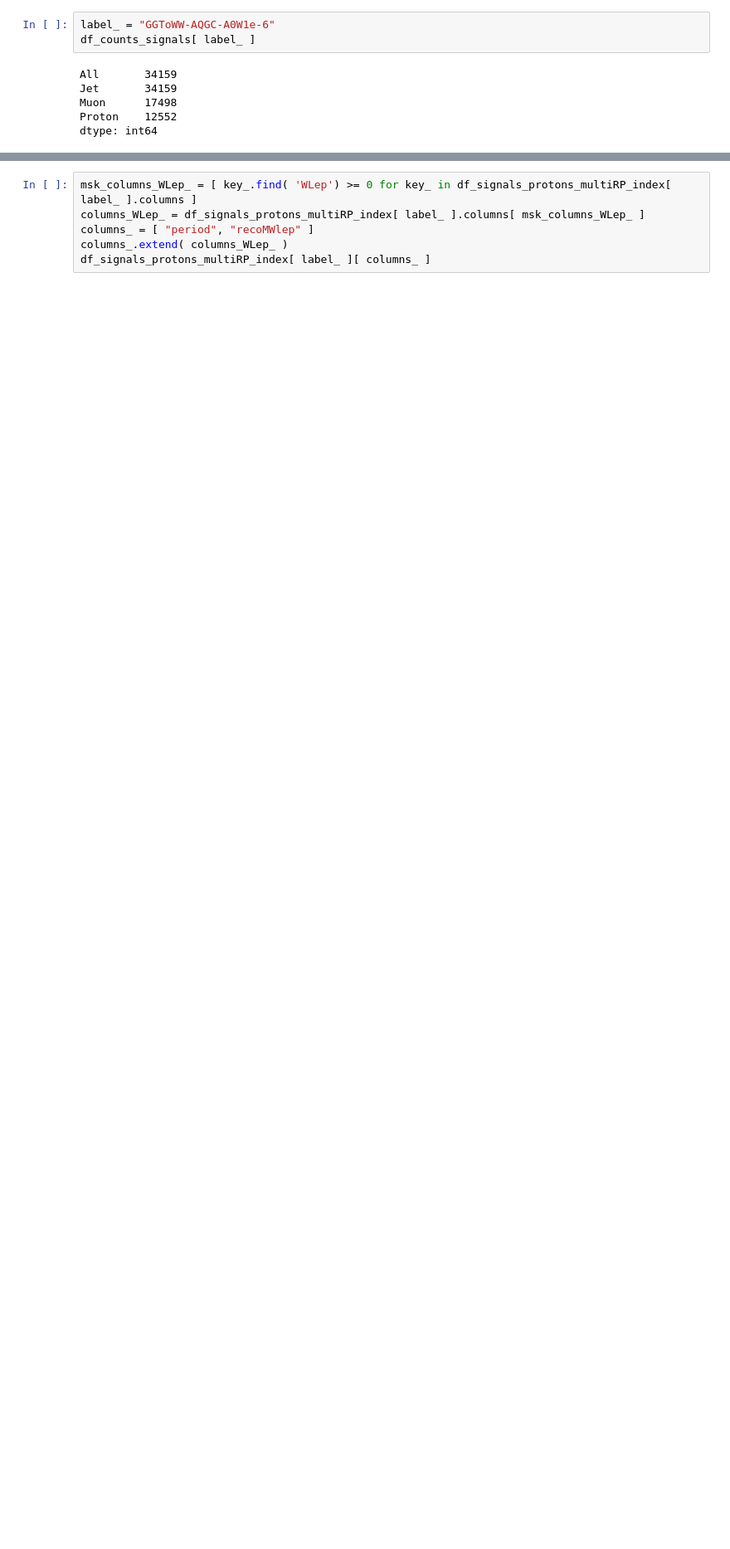
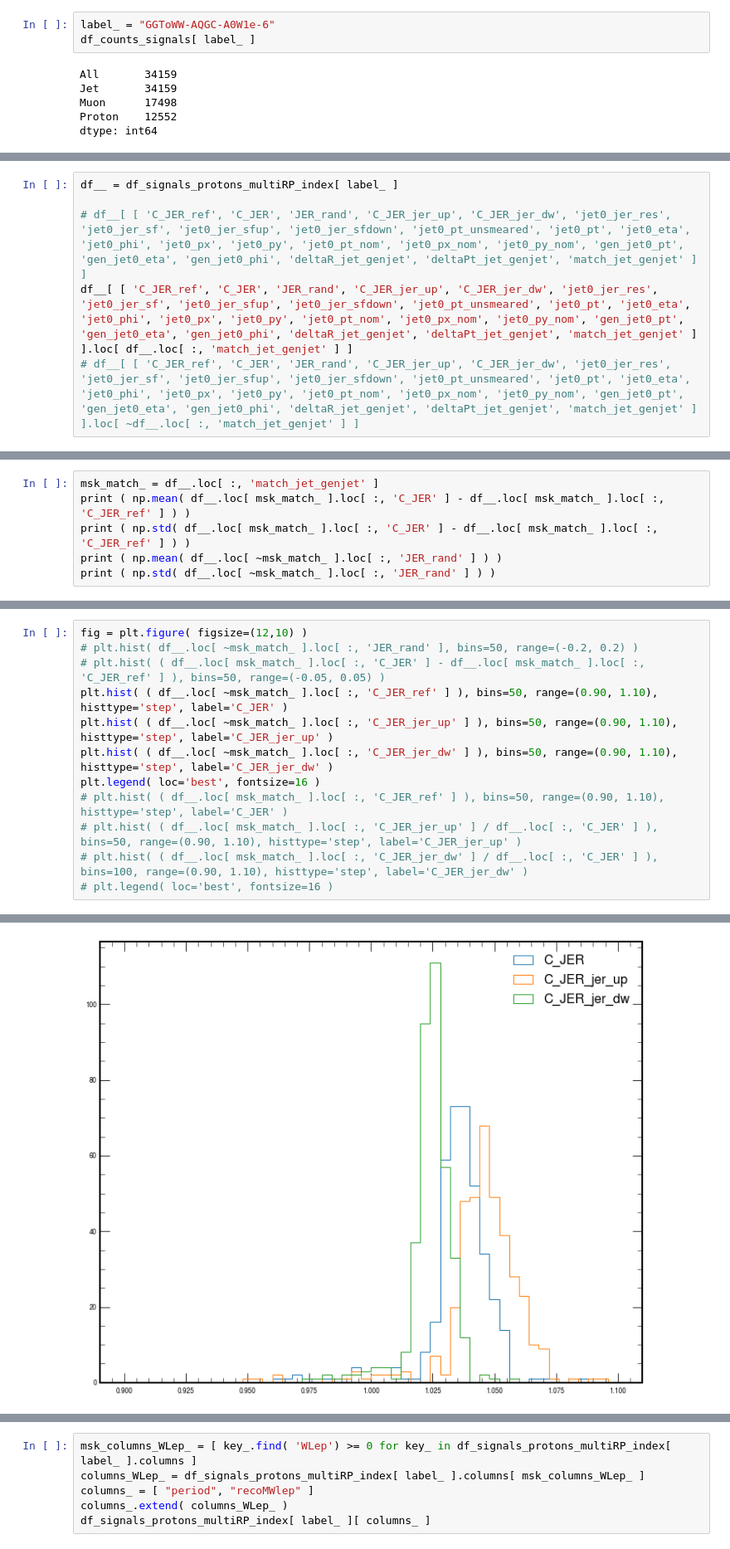
Before and after one commit to miguelgallo/pps-ww-analysis-notebook, a Jupyter notebook: Data-Inspection.ipynb, the cells around one changed output, grey strips where cells are left out. Shown at 83% size. Cells and saved outputs as stored; diff of their text form; blank space fills up the shorter version.

```diff
--- a/Data-Inspection.ipynb
+++ b/Data-Inspection.ipynb
@@ -356,0 +434,6 @@ df_signals_protons_multiRP_index[ label_ ][ columns_ ]
+# %%
+df__ = df_signals_protons_multiRP_index[ label_ ]
+
+# df__[ [ 'C_JER_ref', 'C_JER', 'JER_rand', 'C_JER_jer_up', 'C_JER_jer_dw', 'jet0_jer_res', 'jet0_jer_sf', 'jet0_jer_sfup', 'jet0_jer_sfdown', 'jet0_pt_unsmeared', 'jet0_pt', 'jet0_eta', 'jet0_phi', 'jet0_px', 'jet0_py', 'jet0_pt_nom', 'jet0_px_nom', 'jet0_py_nom', 'gen_jet0_pt', 'gen_jet0_eta', 'gen_jet0_phi', 'deltaR_jet_genjet', 'deltaPt_jet_genjet', 'match_jet_genjet' ] ]
+df__[ [ 'C_JER_ref', 'C_JER', 'JER_rand', 'C_JER_jer_up', 'C_JER_jer_dw', 'jet0_jer_res', 'jet0_jer_sf', 'jet0_jer_sfup', 'jet0_jer_sfdown', 'jet0_pt_unsmeared', 'jet0_pt', 'jet0_eta', 'jet0_phi', 'jet0_px', 'jet0_py', 'jet0_pt_nom', 'jet0_px_nom', 'jet0_py_nom', 'gen_jet0_pt', 'gen_jet0_eta', 'gen_jet0_phi', 'deltaR_jet_genjet', 'deltaPt_jet_genjet', 'match_jet_genjet' ] ].loc[ df__.loc[ :, 'match_jet_genjet' ] ]
+# df__[ [ 'C_JER_ref', 'C_JER', 'JER_rand', 'C_JER_jer_up', 'C_JER_jer_dw', 'jet0_jer_res', 'jet0_jer_sf', 'jet0_jer_sfup', 'jet0_jer_sfdown', 'jet0_pt_unsmeared', 'jet0_pt', 'jet0_eta', 'jet0_phi', 'jet0_px', 'jet0_py', 'jet0_pt_nom', 'jet0_px_nom', 'jet0_py_nom', 'gen_jet0_pt', 'gen_jet0_eta', 'gen_jet0_phi', 'deltaR_jet_genjet', 'deltaPt_jet_genjet', 'match_jet_genjet' ] ].loc[ ~df__.loc[ :, 'match_jet_genjet' ] ]
@@ -356,0 +455,6 @@ df_signals_protons_multiRP_index[ label_ ][ columns_ ]
+# %%
+msk_match_ = df__.loc[ :, 'match_jet_genjet' ]
+print ( np.mean( df__.loc[ msk_match_ ].loc[ :, 'C_JER' ] - df__.loc[ msk_match_ ].loc[ :, 'C_JER_ref' ] ) )
+print ( np.std( df__.loc[ msk_match_ ].loc[ :, 'C_JER' ] - df__.loc[ msk_match_ ].loc[ :, 'C_JER_ref' ] ) )
+print ( np.mean( df__.loc[ ~msk_match_ ].loc[ :, 'JER_rand' ] ) )
+print ( np.std( df__.loc[ ~msk_match_ ].loc[ :, 'JER_rand' ] ) )
@@ -356,0 +466,13 @@ df_signals_protons_multiRP_index[ label_ ][ columns_ ]
+# %%
+fig = plt.figure( figsize=(12,10) )
+# plt.hist( df__.loc[ ~msk_match_ ].loc[ :, 'JER_rand' ], bins=50, range=(-0.2, 0.2) )
+# plt.hist( ( df__.loc[ msk_match_ ].loc[ :, 'C_JER' ] - df__.loc[ msk_match_ ].loc[ :, 'C_JER_ref' ] ), bins=50, range=(-0.05, 0.05) )
+plt.hist( ( df__.loc[ ~msk_match_ ].loc[ :, 'C_JER_ref' ] ), bins=50, range=(0.90, 1.10), histtype='step', label='C_JER' )
+plt.hist( ( df__.loc[ ~msk_match_ ].loc[ :, 'C_JER_jer_up' ] ), bins=50, range=(0.90, 1.10), histtype='step', label='C_JER_jer_up' )
+plt.hist( ( df__.loc[ ~msk_match_ ].loc[ :, 'C_JER_jer_dw' ] ), bins=50, range=(0.90, 1.10), histtype='step', label='C_JER_jer_dw' )
+plt.legend( loc='best', fontsize=16 )
+# plt.hist( ( df__.loc[ msk_match_ ].loc[ :, 'C_JER_ref' ] ), bins=50, range=(0.90, 1.10), histtype='step', label='C_JER' )
+# plt.hist( ( df__.loc[ msk_match_ ].loc[ :, 'C_JER_jer_up' ] / df__.loc[ :, 'C_JER' ] ), bins=50, range=(0.90, 1.10), histtype='step', label='C_JER_jer_up' )
+# plt.hist( ( df__.loc[ msk_match_ ].loc[ :, 'C_JER_jer_dw' ] / df__.loc[ :, 'C_JER' ] ), bins=100, range=(0.90, 1.10), histtype='step', label='C_JER_jer_dw' )
+# plt.legend( loc='best', fontsize=16 )
+# %% [output]
@@ -357,3 +480,4 @@ df_signals_protons_multiRP_index[ label_ ][ columns_ ]
+[figure, added]
 # %%
 msk_columns_jes_ = [ key_.find( 'jes' ) >= 0 for key_ in df_signals_protons_multiRP_index[ label_ ].columns ]
 columns_jes_ = df_signals_protons_multiRP_index[ label_ ].columns[ msk_columns_jes_ ]
```
Also changed, not shown: parts of 28 cells of this notebook, 36 other files.
